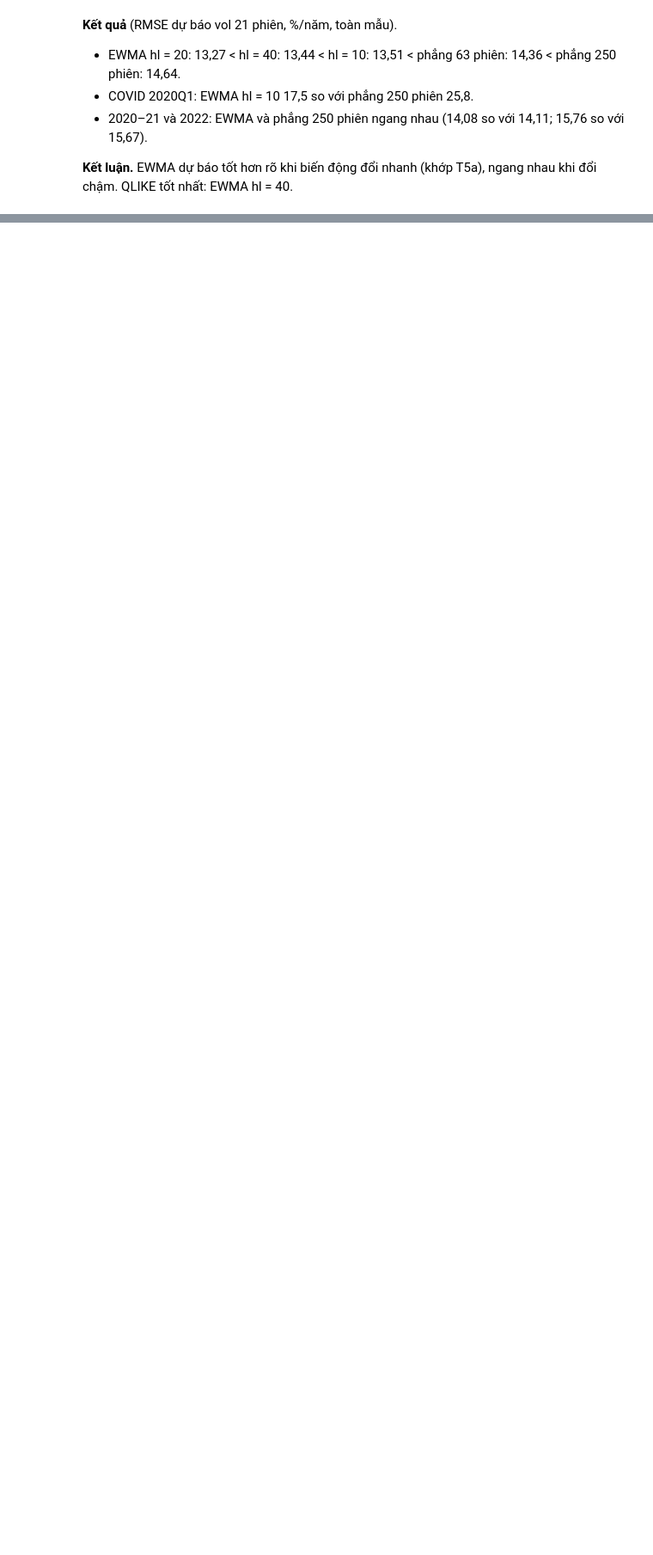
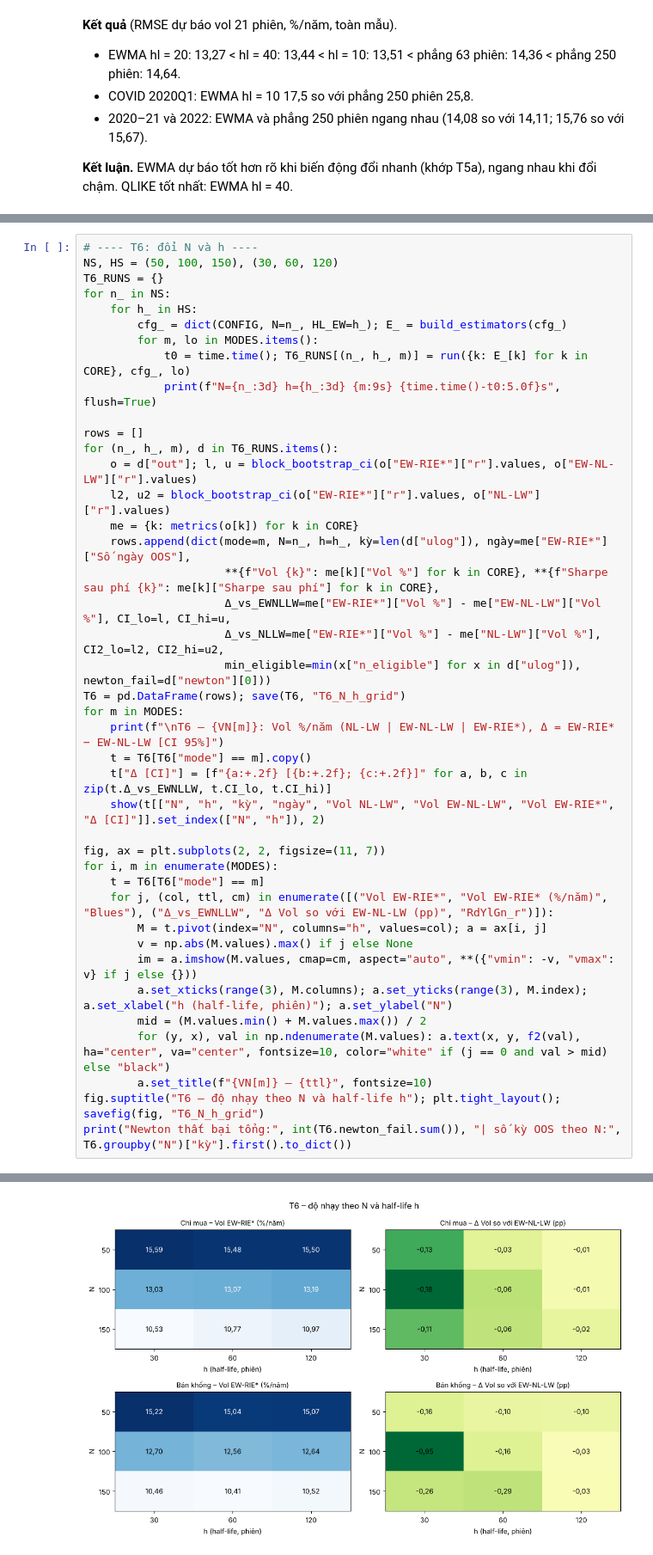
Before and after one commit to chinguyenkhac/data_HOSE, a Jupyter notebook: notebooks/EW_RIE_HOSE_v3_nho.ipynb, the cells around one changed output, grey strips where cells are left out. Shown at 86% size. Cells and saved outputs as stored; diff of their text form; blank space fills up the shorter version.

```diff
--- a/notebooks/EW_RIE_HOSE_v3_nho.ipynb
+++ b/notebooks/EW_RIE_HOSE_v3_nho.ipynb
@@ -1525,0 +1529,42 @@ Bảng T5b – RMSE dự báo vol 21 phiên (%/năm) theo giai đoạn; dòng cu
+# %%
+# ---- T6: đổi N và h ----
+NS, HS = (50, 100, 150), (30, 60, 120)
+T6_RUNS = {}
+for n_ in NS:
+    for h_ in HS:
+        cfg_ = dict(CONFIG, N=n_, HL_EW=h_); E_ = build_estimators(cfg_)
+        for m, lo in MODES.items():
+            t0 = time.time(); T6_RUNS[(n_, h_, m)] = run({k: E_[k] for k in CORE}, cfg_, lo)
+            print(f"N={n_:3d} h={h_:3d} {m:9s} {time.time()-t0:5.0f}s", flush=True)
+
+rows = []
+for (n_, h_, m), d in T6_RUNS.items():
+    o = d["out"]; l, u = block_bootstrap_ci(o["EW-RIE*"]["r"].values, o["EW-NL-LW"]["r"].values)
+    l2, u2 = block_bootstrap_ci(o["EW-RIE*"]["r"].values, o["NL-LW"]["r"].values)
+    me = {k: metrics(o[k]) for k in CORE}
+    rows.append(dict(mode=m, N=n_, h=h_, kỳ=len(d["ulog"]), ngày=me["EW-RIE*"]["Số ngày OOS"],
+                     **{f"Vol {k}": me[k]["Vol %"] for k in CORE}, **{f"Sharpe sau phí {k}": me[k]["Sharpe sau phí"] for k in CORE},
+                     Δ_vs_EWNLLW=me["EW-RIE*"]["Vol %"] - me["EW-NL-LW"]["Vol %"], CI_lo=l, CI_hi=u,
+                     Δ_vs_NLLW=me["EW-RIE*"]["Vol %"] - me["NL-LW"]["Vol %"], CI2_lo=l2, CI2_hi=u2,
+                     min_eligible=min(x["n_eligible"] for x in d["ulog"]), newton_fail=d["newton"][0]))
+T6 = pd.DataFrame(rows); save(T6, "T6_N_h_grid")
+for m in MODES:
+    print(f"\nT6 – {VN[m]}: Vol %/năm (NL-LW | EW-NL-LW | EW-RIE*), Δ = EW-RIE* − EW-NL-LW [CI 95%]")
+    t = T6[T6["mode"] == m].copy()
+    t["Δ [CI]"] = [f"{a:+.2f} [{b:+.2f}; {c:+.2f}]" for a, b, c in zip(t.Δ_vs_EWNLLW, t.CI_lo, t.CI_hi)]
+    show(t[["N", "h", "kỳ", "ngày", "Vol NL-LW", "Vol EW-NL-LW", "Vol EW-RIE*", "Δ [CI]"]].set_index(["N", "h"]), 2)
+
+fig, ax = plt.subplots(2, 2, figsize=(11, 7))
+for i, m in enumerate(MODES):
+    t = T6[T6["mode"] == m]
+    for j, (col, ttl, cm) in enumerate([("Vol EW-RIE*", "Vol EW-RIE* (%/năm)", "Blues"), ("Δ_vs_EWNLLW", "Δ Vol so với EW-NL-LW (pp)", "RdYlGn_r")]):
+        M = t.pivot(index="N", columns="h", values=col); a = ax[i, j]
+        v = np.abs(M.values).max() if j else None
+        im = a.imshow(M.values, cmap=cm, aspect="auto", **({"vmin": -v, "vmax": v} if j else {}))
+        a.set_xticks(range(3), M.columns); a.set_yticks(range(3), M.index); a.set_xlabel("h (half-life, phiên)"); a.set_ylabel("N")
+        mid = (M.values.min() + M.values.max()) / 2
+        for (y, x), val in np.ndenumerate(M.values): a.text(x, y, f2(val), ha="center", va="center", fontsize=10, color="white" if (j == 0 and val > mid) else "black")
+        a.set_title(f"{VN[m]} – {ttl}", fontsize=10)
+fig.suptitle("T6 – độ nhạy theo N và half-life h"); plt.tight_layout(); savefig(fig, "T6_N_h_grid")
+print("Newton thất bại tổng:", int(T6.newton_fail.sum()), "| số kỳ OOS theo N:", T6.groupby("N")["kỳ"].first().to_dict())
+# %% [output]
@@ -1525,0 +1614 @@ Bảng T5b – RMSE dự báo vol 21 phiên (%/năm) theo giai đoạn; dòng cu
+[figure, added]
```
Also changed, not shown: parts of 4 cells of this notebook, 4 other files.
